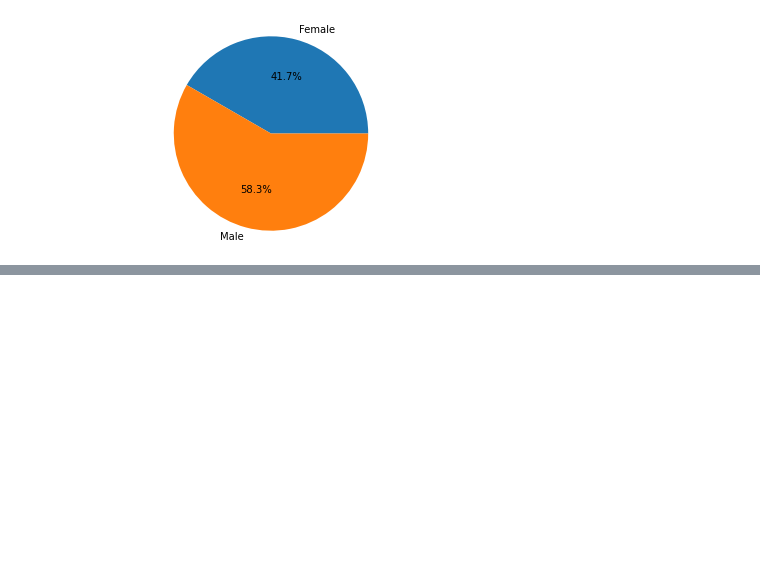
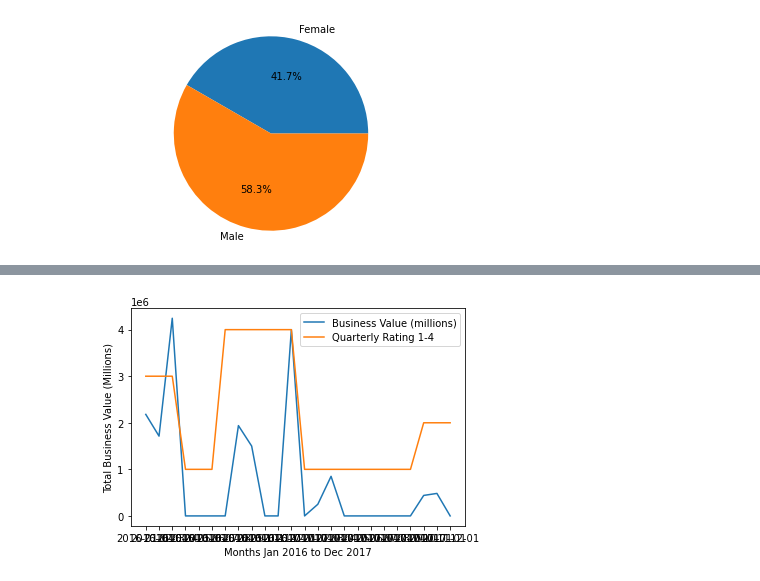
Before and after one commit to shanCH3n/Project1-DAbootcamp-Grp2, a Jupyter notebook: 01_Data/EmployeeAttrition_Designation.ipynb, the cells around one changed output, grey strips where cells are left out. Cells and saved outputs as stored; diff of their text form; code cells hidden in the pictures; blank space fills up the shorter version.

Commit message:
EA Dsignation - 3 sample employees to observe lead up to change in salary, dsignation and termination.

```diff
--- a/01_Data/EmployeeAttrition_Designation.ipynb
+++ b/01_Data/EmployeeAttrition_Designation.ipynb
@@ -150,3 +152,10 @@ plt.axis('equal')
 plt.show()
 # %% [output]
 [figure]
+# %%
+# Compare Salary and Rating
+# start with one employee, monthly data - use original dataframe. Manual selection to start.
+emp_info = df['Emp_ID'].value_counts()
+# print(emp_info)
+emp_2049 = df.loc[df['Emp_ID']==2049,:]
+emp_2049
@@ -152,0 +180,16 @@ plt.show()
+# %%
+# plot time vs business value
+# plot time vs rating
+Fig_emp_2049 = plt.plot(emp_2049['MMM-YY'], emp_2049['Total Business Value'], label = 'Business Value (millions)')
+rating = emp_2049['Quarterly Rating']*1000000
+plt.plot(emp_2049['MMM-YY'], rating, label = 'Quarterly Rating 1-4')
+plt.xlabel('Months Jan 2016 to Dec 2017')
+plt.ylabel('Total Business Value (Millions)')
+plt.legend()
+plt.show()
+# same problem with y values in scientific notation
+# overlay quarterly rating
+# set xticks with rotation
+# Employee leaves in Dec 2017. How long was her rating at 1 before she left?
+# %% [output]
+[figure, added]
```
Also changed, not shown: parts of 12 cells of this notebook.
